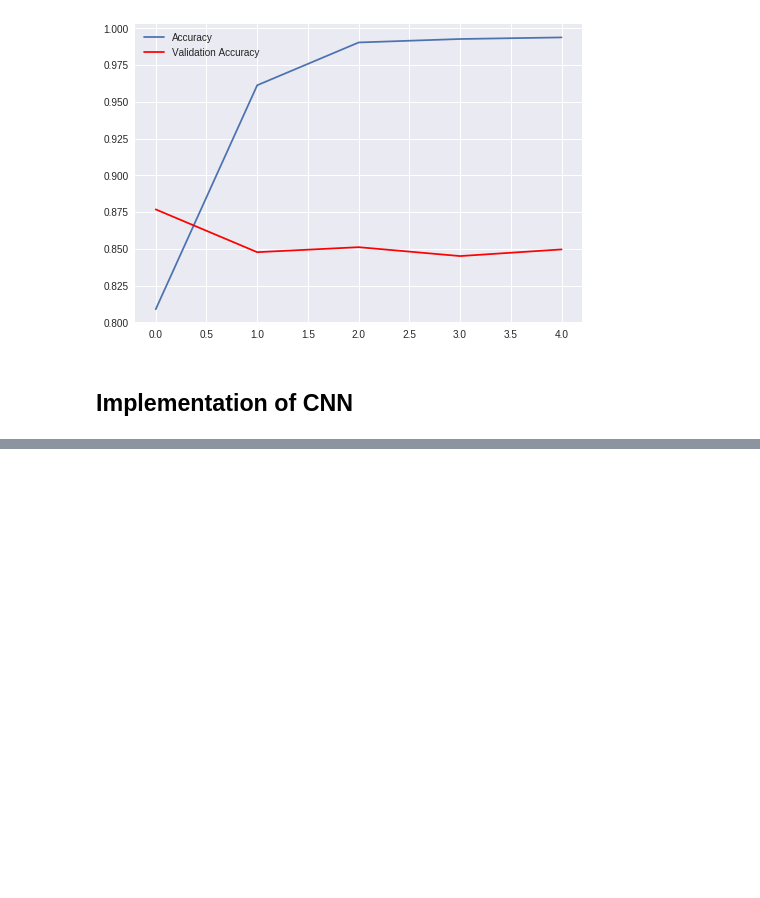
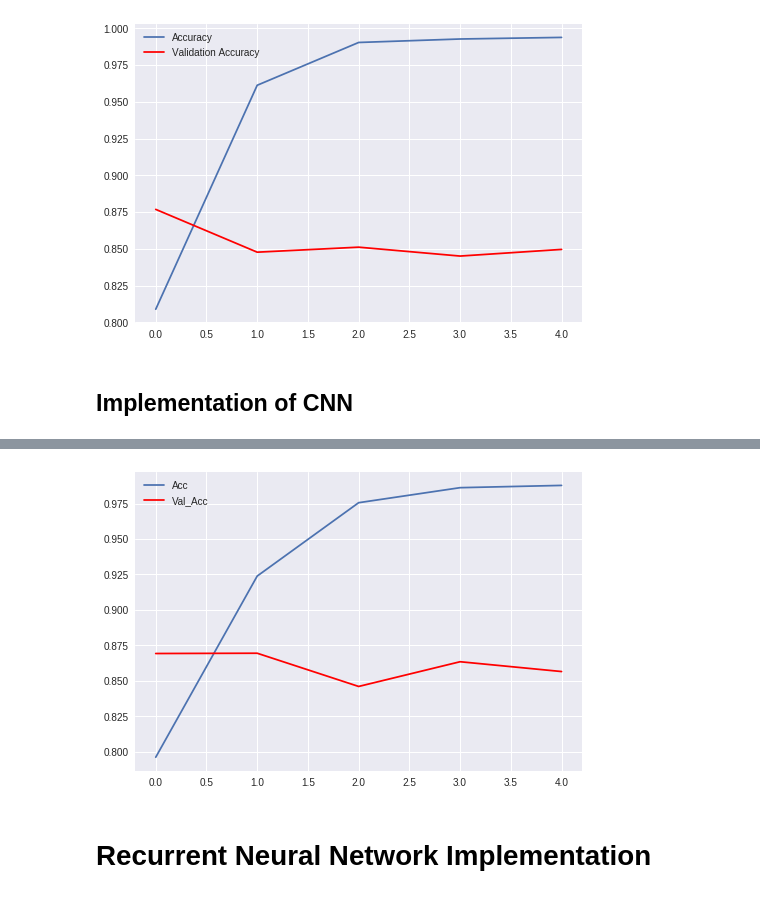
Before and after one commit to Nishantarya80/Better_Doctor, a Jupyter notebook: Project/Keras_Practice_2.ipynb, the cells around one changed output, grey strips where cells are left out. Cells and saved outputs as stored; diff of their text form; code cells hidden in the pictures; blank space fills up the shorter version.

```diff
--- a/Project/Keras_Practice_2.ipynb
+++ b/Project/Keras_Practice_2.ipynb
@@ -167,0 +174,12 @@ plt.show()
+# %%
+model3 = Sequential()
+model3.add(Embedding(5000,64,input_length=300))
+model3.add(Conv1D(filters=32,kernel_size=30))
+model3.add(MaxPool1D(pool_size=271))
+model3.add(Flatten())
+model3.add(Dense(256,activation="relu"))
+model3.add(Dropout(rate = 0.2))
+model3.add(Dense(64,activation = "relu"))
+model3.add(Dense(1,activation="sigmoid"))
+model3.summary()
+model3.compile(loss='binary_crossentropy', optimizer='adam', metrics=['accuracy'])
@@ -167,0 +204,2 @@ plt.show()
+# %%
+model3.fit(x_p,y,epochs=5,validation_data=(x_p_t,y_t))
@@ -167,0 +219,11 @@ plt.show()
+# %%
+h3 = model3.history.history
+plt.style.use("seaborn")
+plt.plot(h2["acc"],label = "Acc")
+plt.plot(h2["val_acc"],label = "Val_Acc",c='r')
+plt.legend()
+plt.show()
+# %% [output]
+[figure, added]
+# %% [markdown]
+# Recurrent Neural Network Implementation
```
Also changed, not shown: parts of 13 cells of this notebook.
